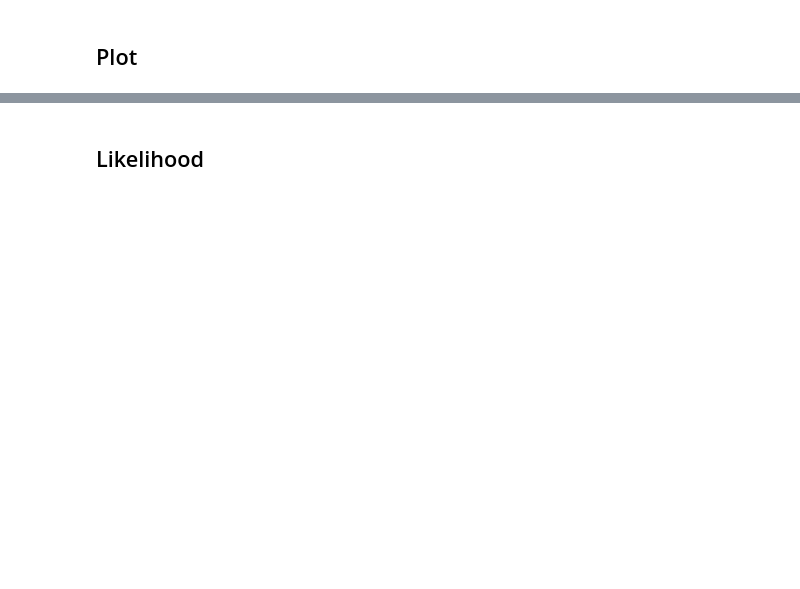
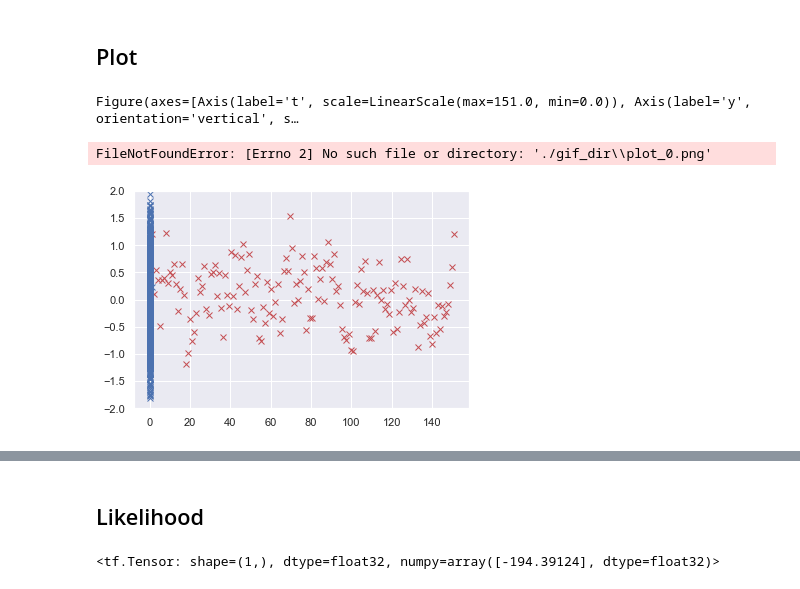
Before and after one commit to JTT94/filterflow, a Jupyter notebook: notebooks/examples/Basic_GHMM.ipynb, the cells around one changed output, grey strips where cells are left out. Saved outputs shown, nothing was run; the diff lists cells and outputs as text; code cells hidden in the pictures; blank space fills up the shorter version.

```diff
--- a/notebooks/examples/Basic_GHMM.ipynb
+++ b/notebooks/examples/Basic_GHMM.ipynb
@@ -153,10 +153,10 @@ resampling_method = MultinomialResampler()
 particle_filter = SMC(observation_model,
                                  transition_model, proposal_model, resampling_criterion, resampling_method)
 # %%
-observation_series = FloatObservationSeries(dtype = tf.float32, dimension = dimension)
+observation_series = FloatObservationSeries(shape=[1, 1, 2])
 
 for t, observation_value in enumerate(ghmm_output.observations):
-    observation = Observation(tf.constant(np.array([observation_value], dtype=np.float32)))
+    observation = Observation(tf.constant(np.array([[observation_value]], dtype=np.float32)))
     observation_series = observation_series.write(t, observation)
 
 observation_series = observation_series.stack()
@@ -166,20 +166,17 @@ import time
 weights = tf.ones((batch_size, n_particles), dtype= np.float32)/n_particles
 initial_particles = tf.random.uniform((batch_size, n_particles, dim), -1, 1)
 log_likelihoods = tf.zeros((batch_size), dtype=float)
-initial_state = State(batch_size,
-                      n_particles,
-                      dim,
-                      initial_particles,
+initial_state = State(initial_particles,
                       log_weights= tf.math.log(weights),
                       weights=weights,
                       log_likelihoods=log_likelihoods)
 # %%
-record_states = particle_filter(initial_state, observation_series)
+record_states = particle_filter(initial_state, observation_series, True)
 # %%
 # compute states
 computed_states = []
-for t in range(observation_series.n_observations):
-    state = record_states.read(t)
+for t, _ in observation_series.enumerate():
+    state = record_states.read(tf.cast(t, tf.dtypes.int32))
     log_weights = state.log_weights.numpy()
     particles = state.particles.numpy()[:,:,0]
     weights = np.exp(log_weights)
@@ -224,26 +221,31 @@ bplt.set_lim(min_y-0.5, max_y+0.5, 'y')
 bplt.set_lim(0, len(ghmm_output.observations), 'x')
 
 fig
+# %% [output]
+Figure(axes=[Axis(label='t', scale=LinearScale(max=151.0, min=0.0)), Axis(label='y', orientation='vertical', s…
 # %%
 jitter = np.random.normal(0., 0.25, n_particles)
 
-for t in range(observation_series.n_observations):
+for t, _ in observation_series.enumerate():
     state = record_states.read(t)
     log_weights = state.log_weights.numpy()
     particles = state.particles.numpy()[0,:,0]
     weights = np.exp(log_weights)
     x = t + jitter
     y = particles
 
     plt.plot(np.linspace(0, len(ghmm_output.observations), len(ghmm_output.observations)),
                      ghmm_output.observations[:,0], 'rx')
 
     computed_lin = plt.plot(np.linspace(0, t, t),
                             computed_states[:t], 'g')
     plt.ylim(-2.,2.)
     plt.plot(x, y, 'bx')
     plt.savefig(os.path.join('./gif_dir','plot_{0}.png'.format(t)))
     plt.clf()
+# %% [output]
+FileNotFoundError: [Errno 2] No such file or directory: './gif_dir\\plot_0.png'
+[figure, added]
 # %%
 fps = [os.path.join('./gif_dir', 'plot_{0}.png'.format(t)) for t in range(T+1)]
 
@@ -258,6 +260,8 @@ frames[0].save('pf.gif', format='GIF', append_images=frames[1:], save_all=True,
 final_state = record_states.read(150)
 # %%
 final_state.log_likelihoods
+# %% [output]
+<tf.Tensor: shape=(1,), dtype=float32, numpy=array([-194.39124], dtype=float32)>
 # %%
 import tensorflow as tf
 import tensorflow_probability as tfp
```
Also changed, not shown: parts of 6 cells of this notebook, 2 other files.
